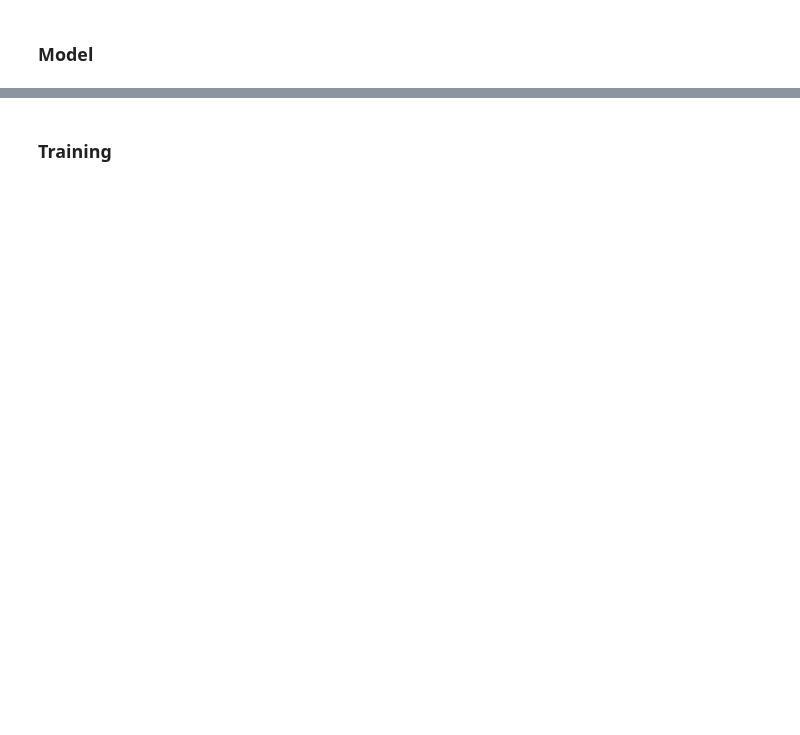
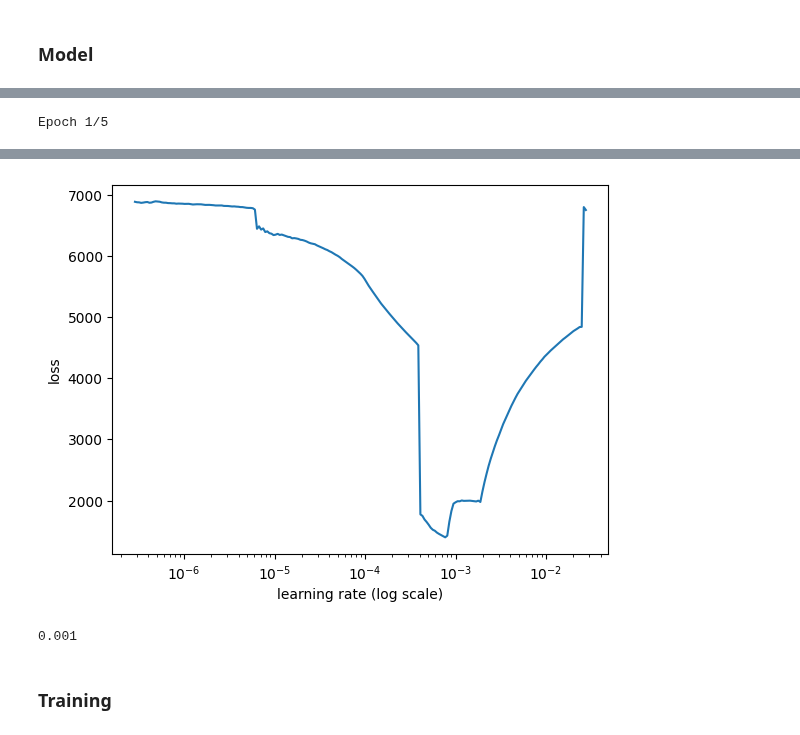
Before and after one commit to NahuelCostaCortez/rapidae, a Jupyter notebook: examples/vae_classifier_rnn.ipynb, the cells around one changed output, grey strips where cells are left out. Drawn from its saved outputs; the diff is of its cells as text; code cells hidden in the pictures; blank space fills up the shorter version.

```diff
--- a/examples/vae_classifier_rnn.ipynb
+++ b/examples/vae_classifier_rnn.ipynb
@@ -56,0 +68,7 @@ model = VAE(input_dim=(timesteps, input_dim),
+# %%
+lr_finder = LRFinder(model)
+lr_finder.find(x_train, y_train, start_lr=0.0000001, end_lr=100, batch_size=512, epochs=5)
+lr_finder.plot_loss(n_skip_beginning=20, n_skip_end=5)
+plt.show()
+# %% [output]
+Epoch 1/5
@@ -57,3 +86,8 @@ model = VAE(input_dim=(timesteps, input_dim),
+[figure, added]
+# %%
+10e-4
+# %% [output]
+0.001
 # %% [markdown]
 ### Training
 # %%
```
Also changed, not shown: parts of 12 cells of this notebook, 8 other files.
